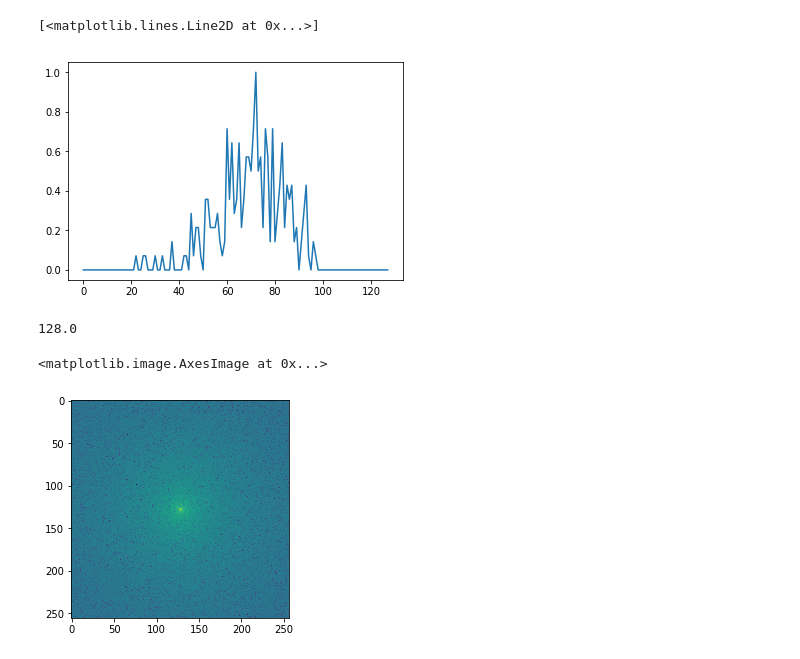
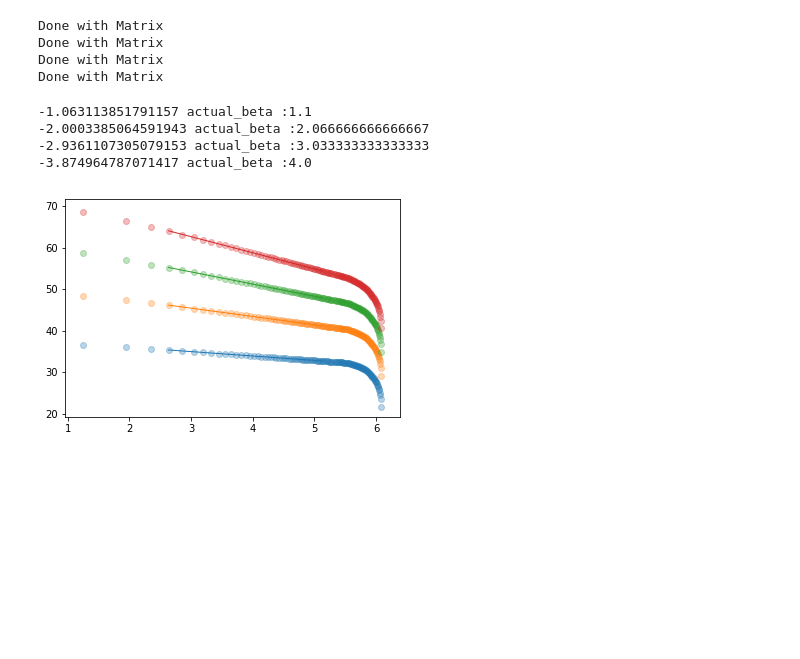
Before and after one commit to hisunnytang/deep-learning-turbulence, a Jupyter notebook: generate_3d_turbulence.ipynb, the cells around one changed output. Cells and saved outputs as stored; diff of their text form; code cells hidden in the pictures; blank space fills up the shorter version.

```diff
--- a/generate_3d_turbulence.ipynb
+++ b/generate_3d_turbulence.ipynb
@@ -45,2 +52,0 @@ def calculate_3d_velocity( np.float64_t beta ):
-# %%
-V_x = calculate_3d_velocity( 3.0 )
@@ -98,13 +52,0 @@ plt.imshow( ppv[x, :,: ] )
-# %%
-x = numpy.random.randint(0,256)
-y = numpy.random.randint(0,256)
-
-
-plt.plot(ppv[x,y,:]/ ppv[x,y,:].max() )
-# %% [output]
-[<matplotlib.lines.Line2D at 0x...>]
-[figure, removed]
-# %%
-ppv[123,22,:].sum()
-# %% [output]
-128.0
@@ -113,5 +52,0 @@ Pk =  numpy.abs(numpy.fft.fftn(V_x))**2.0
-# %%
-plt.imshow( numpy.log10( np.fft.fftshift(Pk[:,:,0]) ) )
-# %% [output]
-<matplotlib.image.AxesImage at 0x...>
-[figure, removed]
@@ -117,0 +91,44 @@ plt.imshow( numpy.log10( np.fft.fftshift(Pk[:,:,0]) ) )
+# %%
+beta_range = numpy.linspace(1.1 , 4.0, 4)
+
+
+Nv = 128
+NX = 512
+NY = 512
+NZ = 512
+
+
+all_kbin = []
+all_Pkbin = []
+for i in beta_range:
+    V_x = calculate_3d_velocity( i, NX, NY, NZ)
+    V_x1 = V_x.real - V_x.real.mean()
+    kbin, Pkbin = caculate_power_spectrum(V_x)
+    all_kbin.append(kbin)
+    all_Pkbin.append(Pkbin)
+# %% [output]
+Done with Matrix
+Done with Matrix
+Done with Matrix
+Done with Matrix
+# %%
+i = 0
+for actual_beta in beta_range:
+
+    K  = numpy.log( all_kbin [i][4:50] )
+    PK = numpy.log( all_Pkbin[i][4:50] )
+
+    fitting_result = numpy.polyfit(K, PK,1)
+    f = numpy.poly1d(fitting_result)
+    print(fitting_result[0], "actual_beta :{}".format(actual_beta) )
+
+    plt.scatter(numpy.log(all_kbin [i]), numpy.log(all_Pkbin[i]) + i*10, alpha=0.3 )
+    plt.plot(K,f(K)+ i*10, lw = 1.0)
+
+    i += 1
+# %% [output]
+-1.063113851791157 actual_beta :1.1
+-2.0003385064591943 actual_beta :2.066666666666667
+-2.9361107305079153 actual_beta :3.033333333333333
+-3.874964787071417 actual_beta :4.0
+[figure, added]
```
Also changed, not shown: parts of 14 cells of this notebook, 1 other file.
